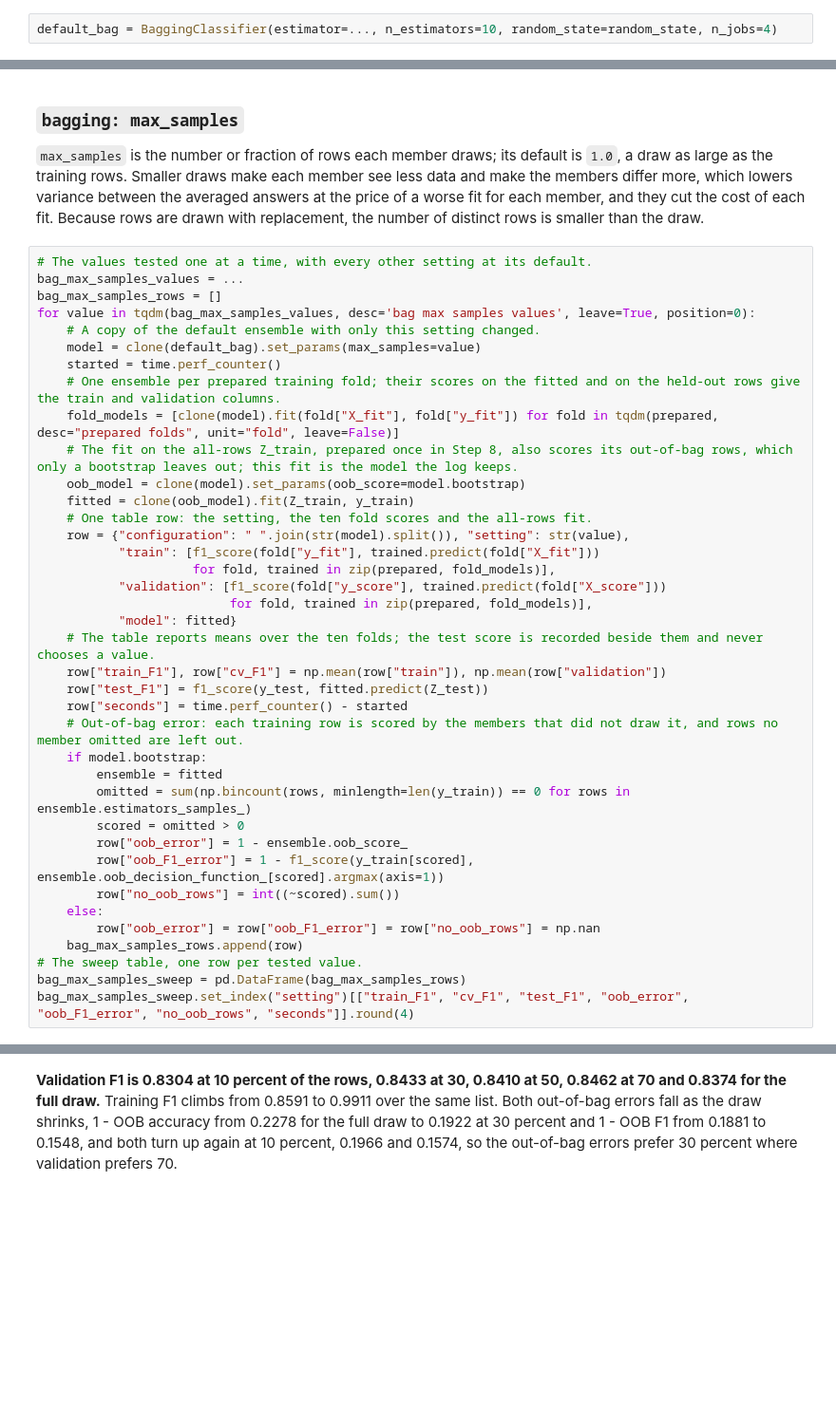
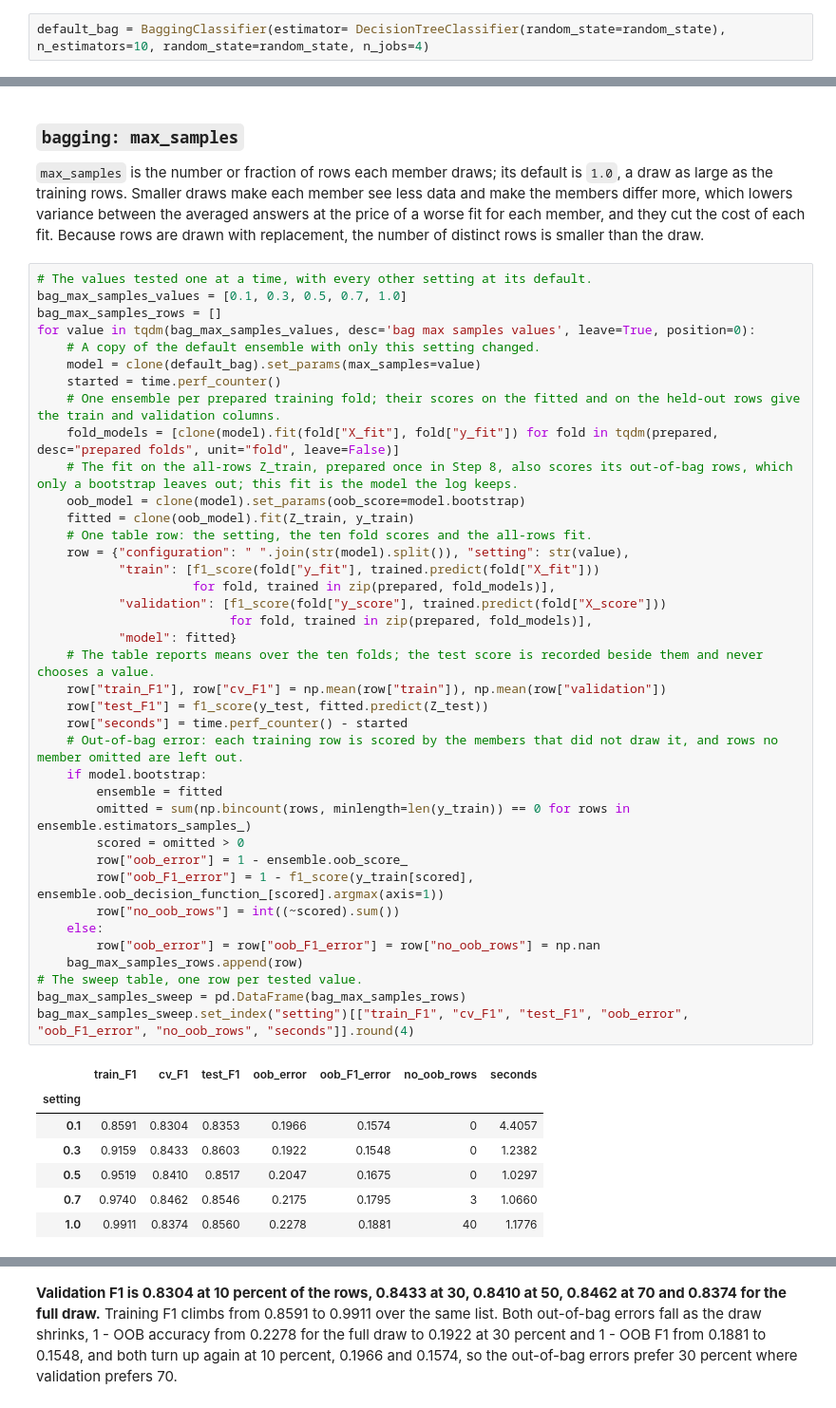
Before and after one commit to goncasfausto04/ML_DSAA_Practicals, a Jupyter notebook: notebooks/week_10/week_10_ensembles_bagging.ipynb, the cells around one changed output, grey strips where cells are left out. Shown at 95% size. Cells and saved outputs as stored; diff of their text form; blank space fills up the shorter version.

```diff
--- a/notebooks/week_10/week_10_ensembles_bagging.ipynb
+++ b/notebooks/week_10/week_10_ensembles_bagging.ipynb
@@ -203,7 +233,7 @@ Fits a base learner repeatedly on sampled rows and columns, then aggregates memb
 # %% [markdown]
 __Step 9:__ Build the default ensemble, whose base learner is `DecisionTreeClassifier(random_state=random_state)`.
 # %%
-default_bag = BaggingClassifier(estimator=..., n_estimators=10, random_state=random_state, n_jobs=4)
+default_bag = BaggingClassifier(estimator= DecisionTreeClassifier(random_state=random_state), n_estimators=10, random_state=random_state, n_jobs=4)
 # %% [markdown]
 __Step 10:__ Score the default ensemble on the ten folds.
 # %%
@@ -601,7 +739,7 @@ __Step 28:__ Change only bagging `max_samples` on the fixed training folds, with
 `max_samples` is the number or fraction of rows each member draws; its default is `1.0`, a draw as large as the training rows. Smaller draws make each member see less data and make the members differ more, which lowers variance between the averaged answers at the price of a worse fit for each member, and they cut the cost of each fit. Because rows are drawn with replacement, the number of distinct rows is smaller than the draw.
 # %%
 # The values tested one at a time, with every other setting at its default.
-bag_max_samples_values = ...
+bag_max_samples_values = [0.1, 0.3, 0.5, 0.7, 1.0]
 bag_max_samples_rows = []
 for value in tqdm(bag_max_samples_values, desc='bag max samples values', leave=True, position=0):
     # A copy of the default ensemble with only this setting changed.
@@ -610,33 +748,41 @@ for value in tqdm(bag_max_samples_values, desc='bag max samples values', leave=T
     # One ensemble per prepared training fold; their scores on the fitted and on the held-out rows give the train and validation columns.
     fold_models = [clone(model).fit(fold["X_fit"], fold["y_fit"]) for fold in tqdm(prepared, desc="prepared folds", unit="fold", leave=False)]
     # The fit on the all-rows Z_train, prepared once in Step 8, also scores its out-of-bag rows, which only a bootstrap leaves out; this fit is the model the log keeps.
     oob_model = clone(model).set_params(oob_score=model.bootstrap)
     fitted = clone(oob_model).fit(Z_train, y_train)
     # One table row: the setting, the ten fold scores and the all-rows fit.
     row = {"configuration": " ".join(str(model).split()), "setting": str(value),
            "train": [f1_score(fold["y_fit"], trained.predict(fold["X_fit"]))
                      for fold, trained in zip(prepared, fold_models)],
            "validation": [f1_score(fold["y_score"], trained.predict(fold["X_score"]))
                           for fold, trained in zip(prepared, fold_models)],
            "model": fitted}
     # The table reports means over the ten folds; the test score is recorded beside them and never chooses a value.
     row["train_F1"], row["cv_F1"] = np.mean(row["train"]), np.mean(row["validation"])
     row["test_F1"] = f1_score(y_test, fitted.predict(Z_test))
     row["seconds"] = time.perf_counter() - started
     # Out-of-bag error: each training row is scored by the members that did not draw it, and rows no member omitted are left out.
     if model.bootstrap:
         ensemble = fitted
         omitted = sum(np.bincount(rows, minlength=len(y_train)) == 0 for rows in ensemble.estimators_samples_)
         scored = omitted > 0
         row["oob_error"] = 1 - ensemble.oob_score_
         row["oob_F1_error"] = 1 - f1_score(y_train[scored], ensemble.oob_decision_function_[scored].argmax(axis=1))
         row["no_oob_rows"] = int((~scored).sum())
     else:
         row["oob_error"] = row["oob_F1_error"] = row["no_oob_rows"] = np.nan
     bag_max_samples_rows.append(row)
 # The sweep table, one row per tested value.
 bag_max_samples_sweep = pd.DataFrame(bag_max_samples_rows)
 bag_max_samples_sweep.set_index("setting")[["train_F1", "cv_F1", "test_F1", "oob_error", "oob_F1_error", "no_oob_rows", "seconds"]].round(4)
+# %% [output]
+|  | train_F1 | cv_F1 | test_F1 | oob_error | oob_F1_error | no_oob_rows | seconds |
+| setting |  |  |  |  |  |  |  |
+| 0.1 | 0.8591 | 0.8304 | 0.8353 | 0.1966 | 0.1574 | 0 | 4.4057 |
+| 0.3 | 0.9159 | 0.8433 | 0.8603 | 0.1922 | 0.1548 | 0 | 1.2382 |
+| 0.5 | 0.9519 | 0.8410 | 0.8517 | 0.2047 | 0.1675 | 0 | 1.0297 |
+| 0.7 | 0.9740 | 0.8462 | 0.8546 | 0.2175 | 0.1795 | 3 | 1.0660 |
+| 1.0 | 0.9911 | 0.8374 | 0.8560 | 0.2278 | 0.1881 | 40 | 1.1776 |
 # %%
 # The sweep's winner joins the log.
 best = bag_max_samples_sweep.loc[bag_max_samples_sweep["cv_F1"].idxmax()]
```
Also changed, not shown: parts of 55 cells of this notebook, 10 other files.
